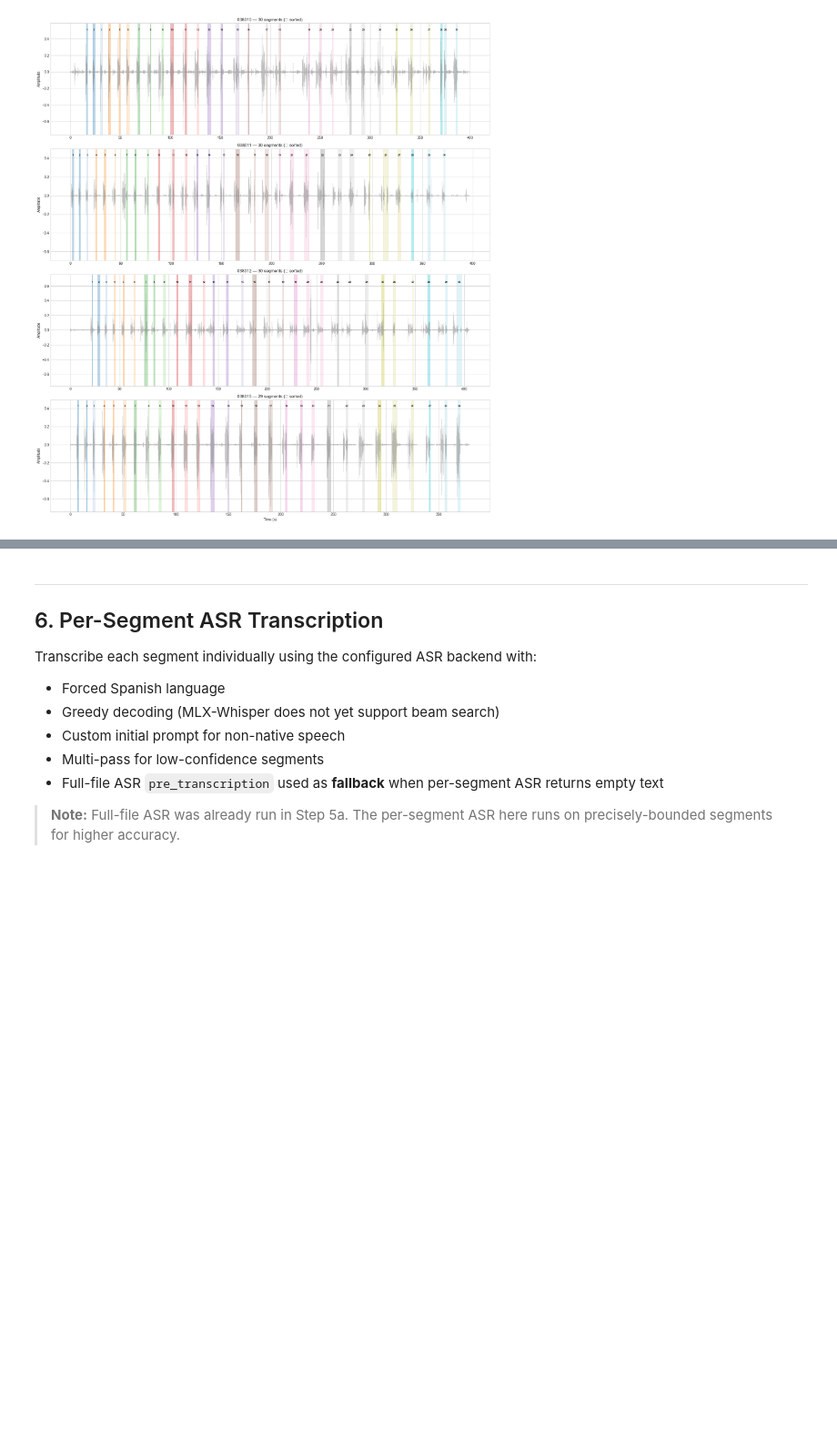
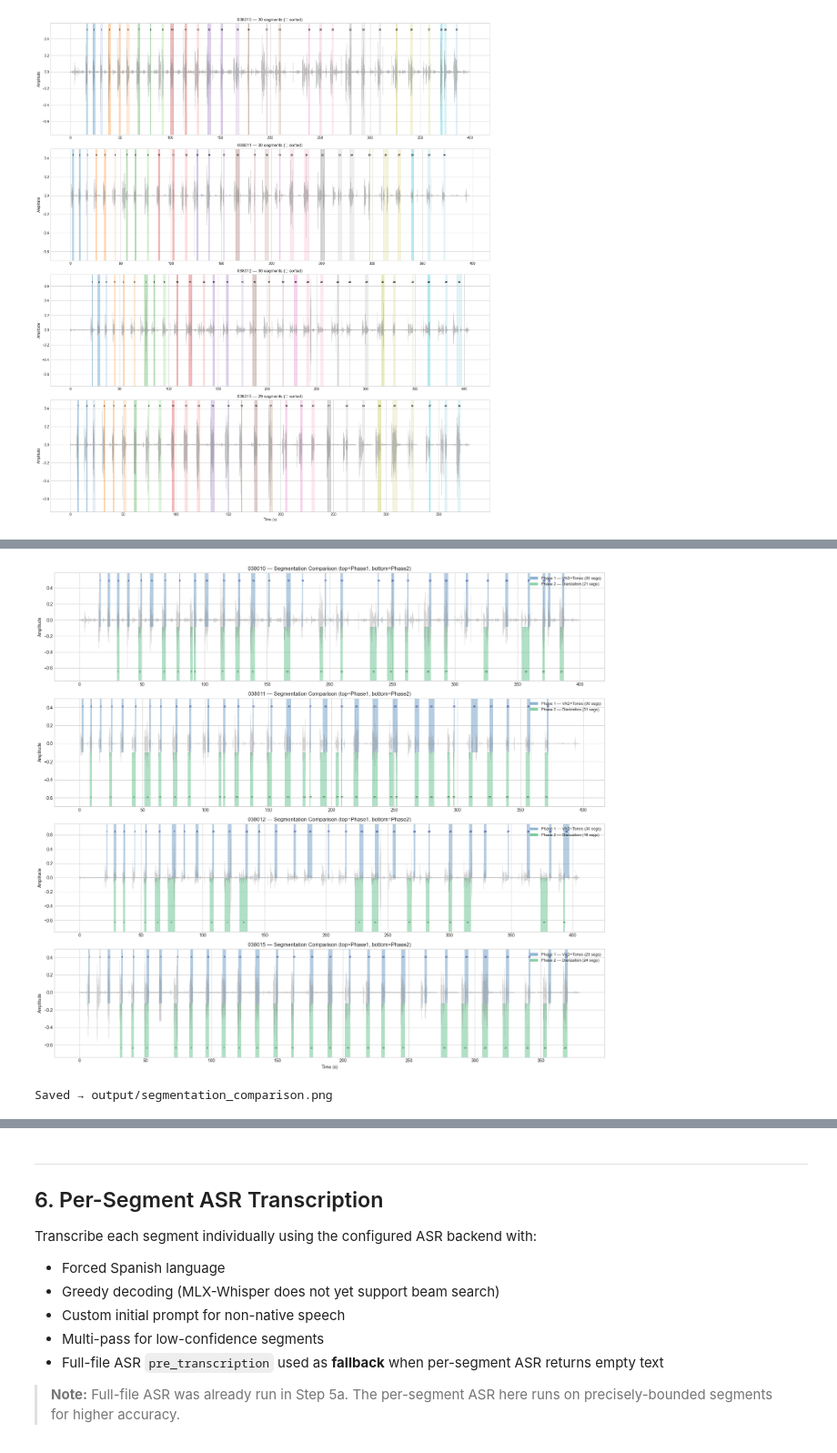
Before and after one commit to gupta-tilak/autoeit_humanai, a Jupyter notebook: AutoEIT_Pipeline.ipynb, the cells around one changed output, grey strips where cells are left out. Shown at 91% size. Drawn from its saved outputs; the diff is of its cells as text; code cells hidden in the pictures; blank space fills up the shorter version.

```diff
--- a/AutoEIT_Pipeline.ipynb
+++ b/AutoEIT_Pipeline.ipynb
@@ -421,0 +706,54 @@ plt.show()
+# %%
+# --- Visual comparison: Phase 1 vs Diarization segment boundaries ---
+pids_with_diar = [af.participant_id for af in config.audio_files
+                  if diar_segmented.get(af.participant_id)]
+
+if not pids_with_diar:
+    print("No diarization results available — run Step 5c first.")
+else:
+    fig, axes = plt.subplots(len(pids_with_diar), 1, figsize=(18, 4 * len(pids_with_diar)))
+    if len(pids_with_diar) == 1:
+        axes = [axes]
+
+    for ax_idx, pid in enumerate(pids_with_diar):
+        audio_arr, sr_val, _ = preprocessed[pid]
+        p1_segs = segmented.get(pid, [])
+        p2_segs = diar_segmented.get(pid, [])
+        ax = axes[ax_idx]
+
+        times = np.arange(len(audio_arr)) / sr_val
+        ax.plot(times, audio_arr, linewidth=0.3, alpha=0.35, color='gray')
+
+        # Phase 1 segments (blue, top half)
+        for seg in p1_segs:
+            ax.axvspan(seg.start_s, seg.end_s, ymin=0.5, ymax=1.0,
+                       alpha=0.4, color='steelblue', linewidth=0)
+            ax.text((seg.start_s + seg.end_s) / 2, 0.92,
+                    str(seg.sentence_number), ha='center', fontsize=6,
+                    transform=ax.get_xaxis_transform(), color='navy')
+
+        # Phase 2 / diarization segments (green, bottom half)
+        for seg in p2_segs:
+            ax.axvspan(seg.start_s, seg.end_s, ymin=0.0, ymax=0.5,
+                       alpha=0.4, color='mediumseagreen', linewidth=0)
+            ax.text((seg.start_s + seg.end_s) / 2, 0.08,
+                    str(seg.sentence_number), ha='center', fontsize=6,
+                    transform=ax.get_xaxis_transform(), color='darkgreen')
+
+        from matplotlib.patches import Patch
+        legend_el = [
+            Patch(facecolor='steelblue', alpha=0.6, label=f'Phase 1 — VAD+Tones ({len(p1_segs)} segs)'),
+            Patch(facecolor='mediumseagreen', alpha=0.6, label=f'Phase 2 — Diarization ({len(p2_segs)} segs)'),
+        ]
+        ax.legend(handles=legend_el, loc='upper right', fontsize=9)
+        ax.set_title(f"{pid} — Segmentation Comparison (top=Phase1, bottom=Phase2)")
+        ax.set_ylabel('Amplitude')
+
+    axes[-1].set_xlabel('Time (s)')
+    plt.tight_layout()
+    plt.savefig(os.path.join(resolved.output_dir, 'segmentation_comparison.png'), dpi=150, bbox_inches='tight')
+    plt.show()
+    print("Saved → output/segmentation_comparison.png")
+# %% [output]
+[figure, added]
+Saved → output/segmentation_comparison.png
```
Also changed, not shown: parts of 20 cells of this notebook, 3 other files.
